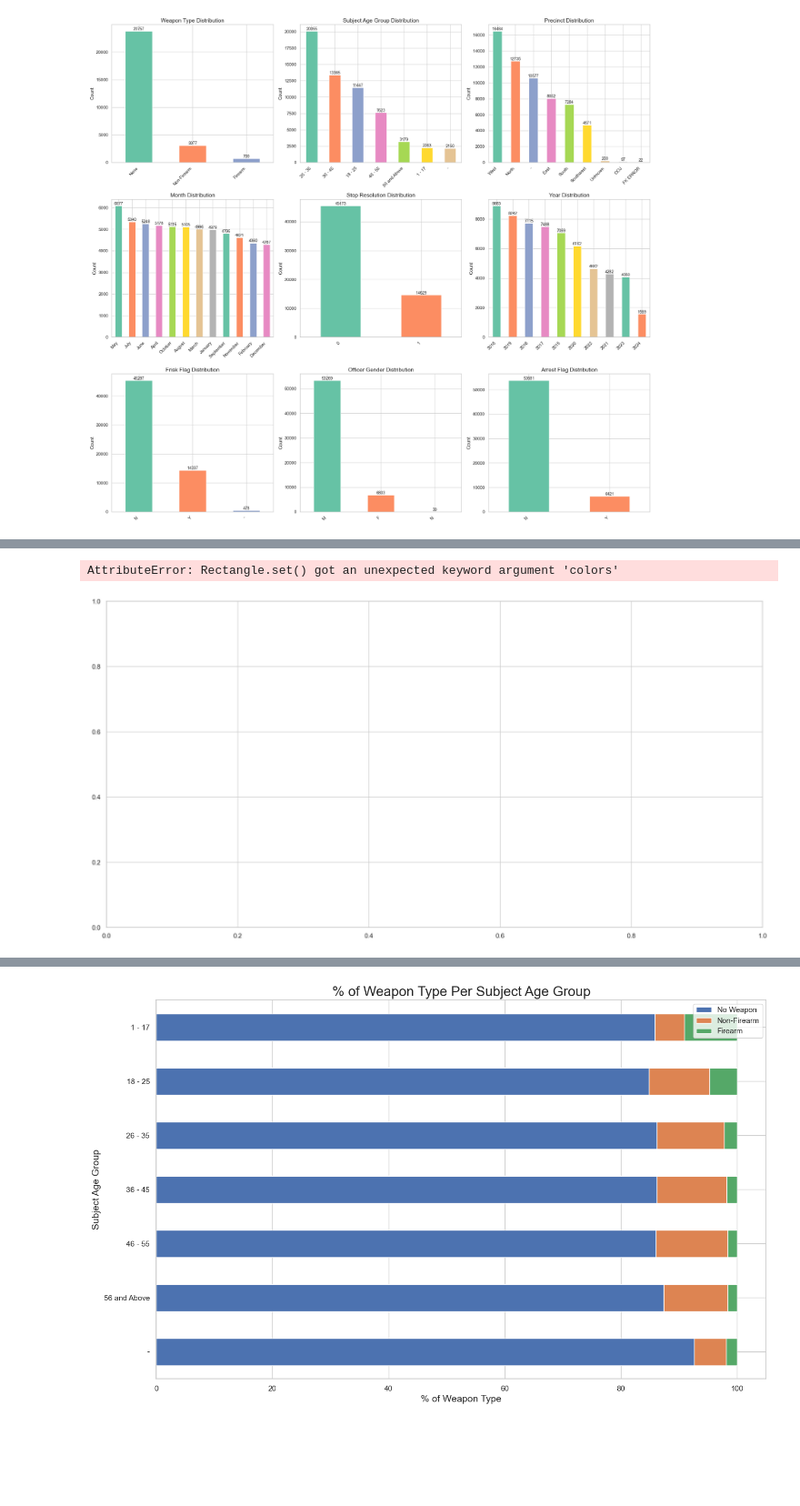
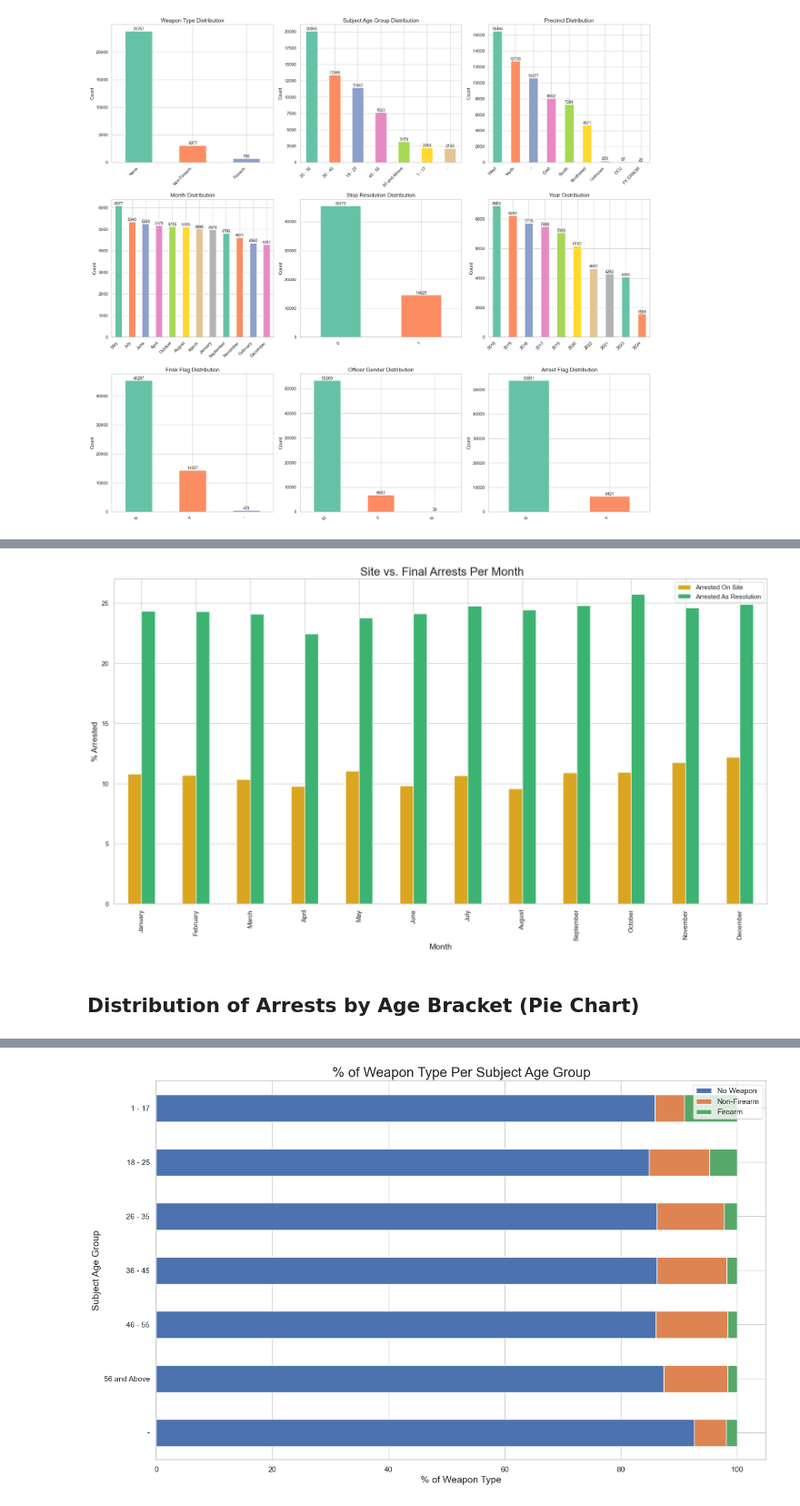
Before and after one commit to Allan-Kipkemei/Dsc-phase-3-project, a Jupyter notebook: code_checkpoints/main.ipynb, the cells around one changed output, grey strips where cells are left out. Shown: that part at 91% size. Drawn from its saved outputs; the diff is of its cells as text; code cells hidden in the pictures; blank space fills up the shorter version.

Commit message:
Changes here and there

```diff
--- a/code_checkpoints/main.ipynb
+++ b/code_checkpoints/main.ipynb
@@ -313,38 +439,37 @@ plt.show()
 # %%
-# Collect all rows of data were there was an arrest flag, meaning an arrest during the terry stop:
-yes_arrest = df[df['Arrest Flag']=='Y']
+# Collect all rows of data where there was an arrest flag, meaning an arrest during the terry stop:
+yes_arrest = df[df['Arrest Flag'] == 'Y']
 
-# Calculate the percent of arrests made during the terry stop compared to the total number of terry stops per month
-percent_yes= (yes_arrest['Arrest Flag'].groupby(df['Month']).count() /
-              df['Arrest Flag'].groupby(df['Month']).count())*100
+# Calculate the percentage of arrests made during the terry stop compared to the total number of terry stops per month
+percent_yes = (yes_arrest.groupby('Month').size() / df.groupby('Month').size()) * 100
 
 # Re-order to be in the correct order by month:
-percent_yes = percent_yes.reindex(["January", "February", "March","April","May","June","July",
-                                   "August","September","October","November","December"])
-# Turn into a dataframe:
-percent_yes = pd.DataFrame(percent_yes)
+percent_yes = percent_yes.reindex(["January", "February", "March", "April", "May", "June", "July",
+                                   "August", "September", "October", "November", "December"])
 
 # Do the same as above for the Stop Resolution column:
-yes_arrest_resolution = df[df['Stop Resolution']==1]
-percent_yes_resolution = (yes_arrest_resolution['Stop Resolution'].groupby(df['Month']).count() /
-                     df['Stop Resolution'].groupby(df['Month']).count())*100
-percent_yes_final = percent_yes_resolution.reindex(["January", "February", "March","April","May","June","July",
-                                                         "August","September","October","November","December"])
-percent_yes_final = pd.DataFrame(percent_yes_final)
+yes_arrest_resolution = df[df['Stop Resolution'] == 1]
+percent_yes_resolution = (yes_arrest_resolution.groupby('Month').size() / df.groupby('Month').size()) * 100
+
+percent_yes_final = percent_yes_resolution.reindex(["January", "February", "March", "April", "May", "June", "July",
+                                                         "August", "September", "October", "November", "December"])
 
 # Combine the above 2 dataframes into one dataframe and reset the index column:
-combined_percent_yes = pd.concat([percent_yes,percent_yes_final],axis=1)
+combined_percent_yes = pd.concat([percent_yes, percent_yes_final], axis=1)
+combined_percent_yes.columns = ['Arrest Flag', 'Stop Resolution']
 combined_percent_yes.reset_index(inplace=True)
 
 # Create a bar chart comparing the % of arrests during the terry stop vs. % of arrests as a final resolution:
-combined_percent_yes.plot(x='Month',y=["Arrest Flag","Stop Resolution"],kind="bar",figsize=(20,10),
-                          colors=['goldenrod','Mediumseagreen'])
+combined_percent_yes.plot(x='Month', y=["Arrest Flag", "Stop Resolution"], kind="bar", figsize=(20, 10),
+                          color=['goldenrod', 'Mediumseagreen'])
 # Add chart title, labels, and legend
-plt.title('% Of On Site vs. Final Arrests Per Month', fontsize=20)
+plt.title(' Site vs. Final Arrests Per Month', fontsize=20)
 plt.xlabel('Month', fontsize=14)
 plt.ylabel('% Arrested', fontsize=14)
-plt.legend(labels=['Arrested On Site','Arrested As Resolution']);
+plt.legend(['Arrested On Site', 'Arrested As Resolution'])
+plt.show()
 # %% [output]
-AttributeError: Rectangle.set() got an unexpected keyword argument 'colors'
-[figure, old version]
+[figure, new version]
+# %% [markdown]
+## Distribution of Arrests by Age Bracket (Pie Chart)
 # %%
```
Also changed, not shown: parts of 37 cells of this notebook, 5 other files.
